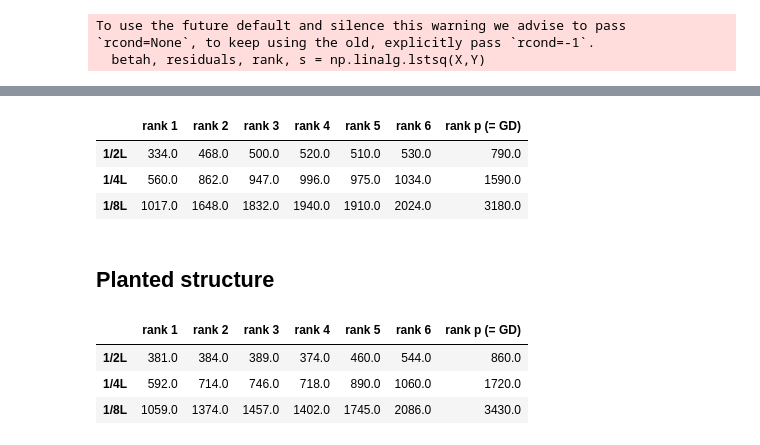
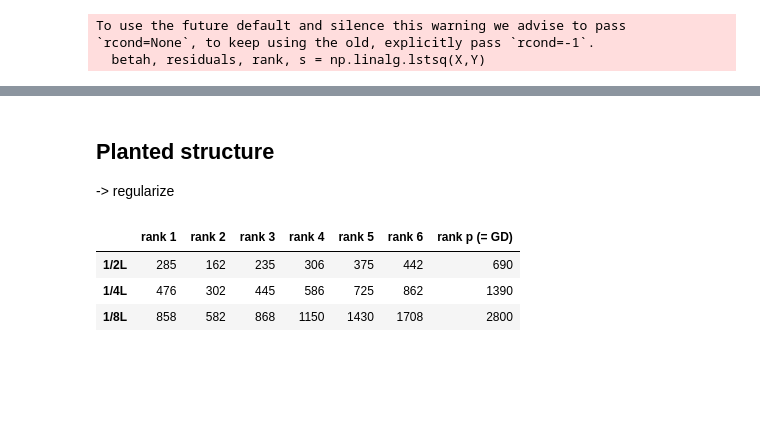
Before and after one commit to Romcos/LRGD, a Jupyter notebook: LRGD_new.ipynb, the cells around one changed output, grey strips where cells are left out. Saved outputs shown, nothing was run; the diff lists cells and outputs as text; code cells hidden in the pictures; blank space fills up the shorter version.

```diff
--- a/LRGD_new.ipynb
+++ b/LRGD_new.ipynb
@@ -166,4 +109,4 @@ oracle calls :  13364
 # %%
-ZLRGD,CLRGD = LRGD(f, deltaf, z0 = np.ones(p),alpha = alpha, epsilon=0.01, mixed=0, rank=1)
-print("oracle calls : ", np.sum(CLRGD))
+ZLRGD1,CLRGD1 = LRGD(f, deltaf, z0 = -np.ones(p),alpha = alpha, epsilon=0.01, mixed=0, rank=1)
+print("oracle calls : ", np.sum(CLRGD1))
 # %% [output]
@@ -313,21 +368,51 @@ np.sum(CLRGD)
+# %% [markdown]
+## Planted structure
+-> regularize
+# %%
+## PLANTED STRUCTURE
+
+n=50
+p=10
+sigmaX, sigmaY = 0.01, 0.1 #std of in-sample noise - strange reaction to higher sigmaX
+r=2
+np.random.seed(0)
+X = 1/np.sqrt(r)*np.random.normal(size = (n,r)).dot(np.random.normal(size=(r,p))) + sigmaX*np.random.normal(size=(n,p))
+beta = np.ones(shape = (p)) #replace with np.random.normal(size = (p))
+eps = np.random.normal(size = (n))
+Y = X.dot(beta) + sigmaY*eps
+
+## Relevant learning rate
+alpha = 1/(2*np.linalg.norm(2*X.T.dot(X))) ## 1/2L relevant cause the norm of hessian is upper bound on biggest singular value
+
+## Define the corresponding functions
+def f(beta):
+    """f(beta) = ||Xbeta-Y||^2"""
+    return np.linalg.norm(X.dot(beta)-Y)**2
+
+def df(beta):
+    return 2*X.T.dot(X.dot(beta)-Y)
+
+def deltaf(z,u):
+    """returns directional derivative of f along u"""
+    return df(z).dot(u)/np.linalg.norm(u)
+# %%
+ZLRGD,C = LRGD(f, deltaf, z0 = np.zeros(p),epsilon=0.1, alpha = alpha, rank=2)
 # %%
 columns = ["rank 1", "rank 2", "rank 3", "rank 4", "rank 5", "rank 6","rank p (= GD)"]
 ranks = [1,2,3,4,5,6,p]
 indices = ["1/2L", "1/4L", "1/8L"]
 alphas=[alpha, alpha/2,alpha/4]
 data = np.zeros(shape = (len(indices),len(columns)))
 
-for j in range(len(columns)):
+for j in trange(len(columns)):
     for i in range(len(indices)):
-        ZLRGD,C = LRGD(f, deltaf,z0 = np.zeros(p),epsilon=0.1, alpha = alphas[i], rank=ranks[j])
+        ZLRGD,C = LRGD(f, deltaf, z0 = np.zeros(p),epsilon=0.1, alpha = alphas[i], rank=ranks[j])
         data[i,j] = np.sum(C)
 
-results = pd.DataFrame(columns = columns,index = indices, data = data)
+results = pd.DataFrame(columns = columns,index = indices, data = data).astype(int)
 results
 # %% [output]
 |  | rank 1 | rank 2 | rank 3 | rank 4 | rank 5 | rank 6 | rank p (= GD) |
-| 1/2L | 334.0 | 468.0 | 500.0 | 520.0 | 510.0 | 530.0 | 790.0 |
-| 1/4L | 560.0 | 862.0 | 947.0 | 996.0 | 975.0 | 1034.0 | 1590.0 |
-| 1/8L | 1017.0 | 1648.0 | 1832.0 | 1940.0 | 1910.0 | 2024.0 | 3180.0 |
+| 1/2L | 285 | 162 | 235 | 306 | 375 | 442 | 690 |
+| 1/4L | 476 | 302 | 445 | 586 | 725 | 862 | 1390 |
+| 1/8L | 858 | 582 | 868 | 1150 | 1430 | 1708 | 2800 |
-# %% [markdown]
-## Planted structure
@@ -360,19 +418,0 @@ def deltaf(z,u):
-# %%
-columns = ["rank 1", "rank 2", "rank 3", "rank 4", "rank 5", "rank 6","rank p (= GD)"]
-ranks = [1,2,3,4,5,6,p]
-indices = ["1/2L", "1/4L", "1/8L"]
-alphas=[alpha, alpha/2,alpha/4]
-data = np.zeros(shape = (len(indices),len(columns)))
-
-for j in range(len(columns)):
-    for i in range(len(indices)):
-        ZLRGD,C = LRGD(f, deltaf, z0 = np.zeros(p),epsilon=0.1, alpha = alphas[i], rank=ranks[j])
-        data[i,j] = np.sum(C)
-
-results = pd.DataFrame(columns = columns,index = indices, data = data)
-results
-# %% [output]
-|  | rank 1 | rank 2 | rank 3 | rank 4 | rank 5 | rank 6 | rank p (= GD) |
-| 1/2L | 381.0 | 384.0 | 389.0 | 374.0 | 460.0 | 544.0 | 860.0 |
-| 1/4L | 592.0 | 714.0 | 746.0 | 718.0 | 890.0 | 1060.0 | 1720.0 |
-| 1/8L | 1059.0 | 1374.0 | 1457.0 | 1402.0 | 1745.0 | 2086.0 | 3430.0 |
```
Also changed, not shown: parts of 65 cells of this notebook, 9 other files.
